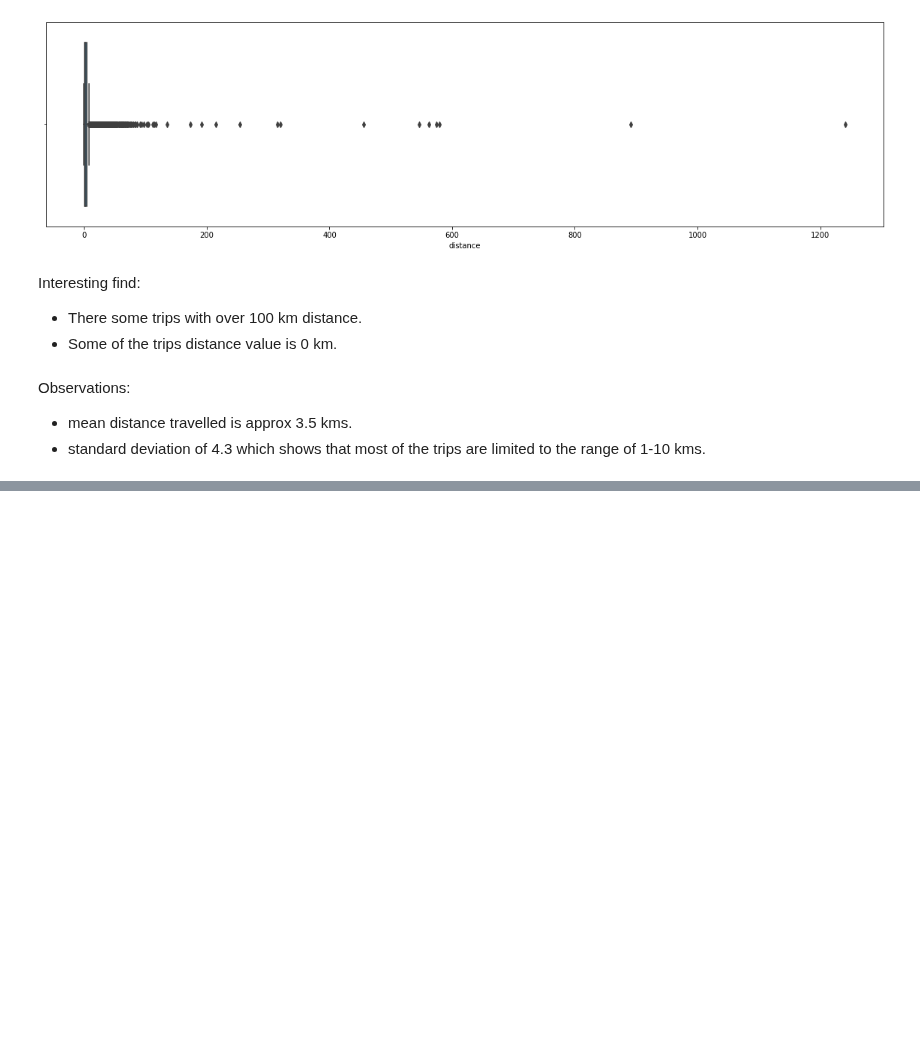
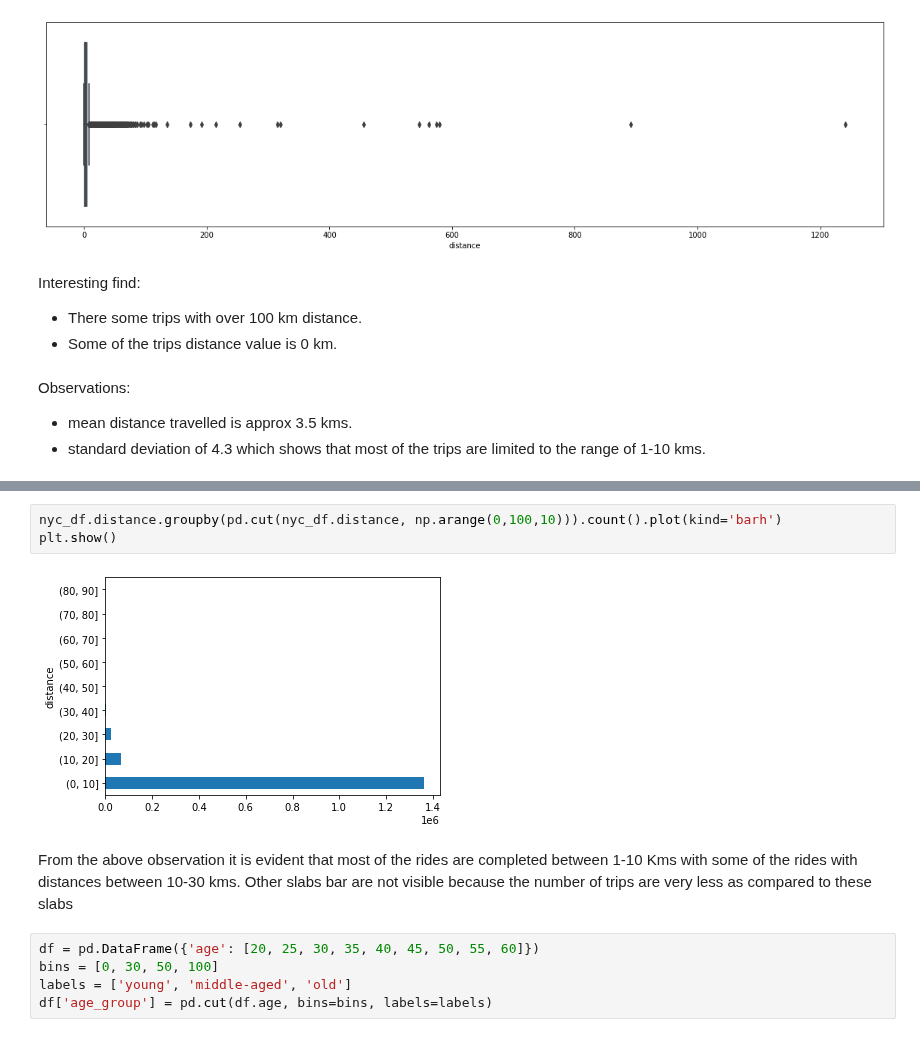
Before and after one commit to harshithgowdakc/NYC-Taxi-Data, a Jupyter notebook: NYC_Taxi_Data.ipynb, the cells around one changed output, grey strips where cells are left out. Cells and saved outputs as stored; diff of their text form; blank space fills up the shorter version.

Commit message:
data cleaning 4

```diff
--- a/NYC_Taxi_Data.ipynb
+++ b/NYC_Taxi_Data.ipynb
@@ -464,0 +478,12 @@ nyc_df[nyc_df.distance == 0 ].head()
+# %%
+nyc_df.distance.groupby(pd.cut(nyc_df.distance, np.arange(0,100,10))).count().plot(kind='barh')
+plt.show()
+# %% [output]
+[figure, added]
+# %% [markdown]
+From the above observation it is evident that most of the rides are completed between 1-10 Kms with some of the rides with distances between 10-30 kms. Other slabs bar are not visible because the number of trips are very less as compared to these slabs
+# %%
+df = pd.DataFrame({'age': [20, 25, 30, 35, 40, 45, 50, 55, 60]})
+bins = [0, 30, 50, 100]
+labels = ['young', 'middle-aged', 'old']
+df['age_group'] = pd.cut(df.age, bins=bins, labels=labels)
```
Also changed, not shown: parts of 32 cells of this notebook.
